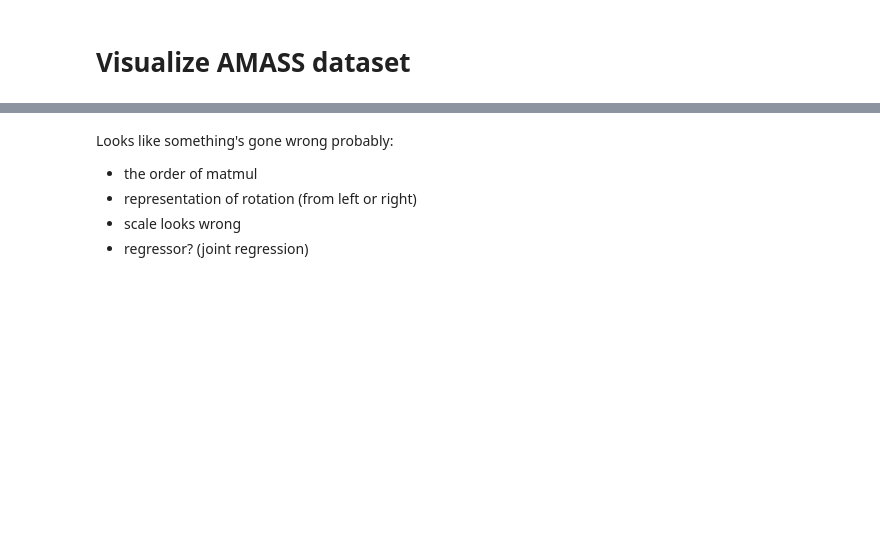
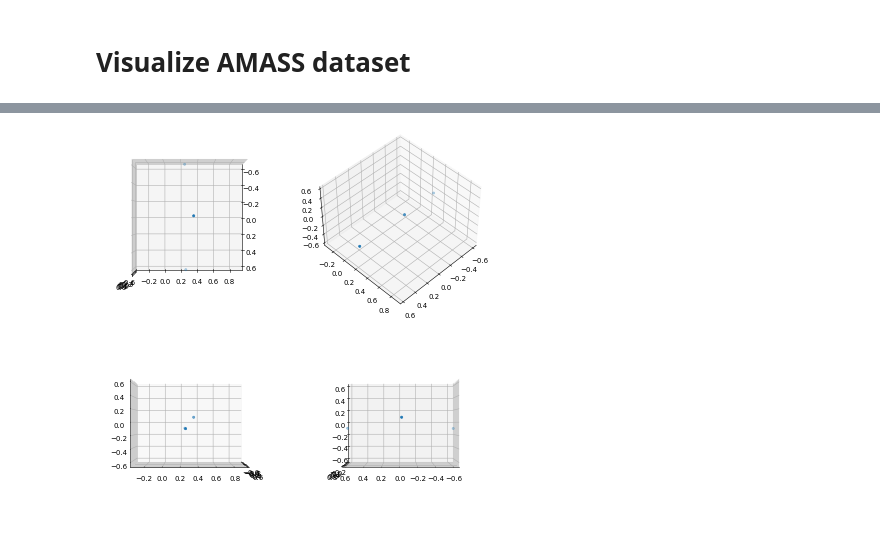
Before and after one commit to How-s-it-going/Partial2FullBodyMotion, a Jupyter notebook: examples/dataset_visualization.ipynb, the cells around one changed output, grey strips where cells are left out. Cells and saved outputs as stored; diff of their text form; code cells hidden in the pictures; blank space fills up the shorter version.

```diff
--- a/examples/dataset_visualization.ipynb
+++ b/examples/dataset_visualization.ipynb
@@ -89,7 +77,5 @@ vis(b, model['kintree_table'])
-# %% [markdown]
-Looks like something's gone wrong
-probably:
-- the order of matmul
-- representation of rotation (from left or right)
-- scale looks wrong
-- regressor? (joint regression)
+# %%
+_, (hh, hhl) = amass.get_hh(True)
+vis(hh.as_numpy_iterator().next()[:, :3, 3])
+# %% [output]
+[figure, added]
```
Also changed, not shown: parts of 12 cells of this notebook, 3 other files.
